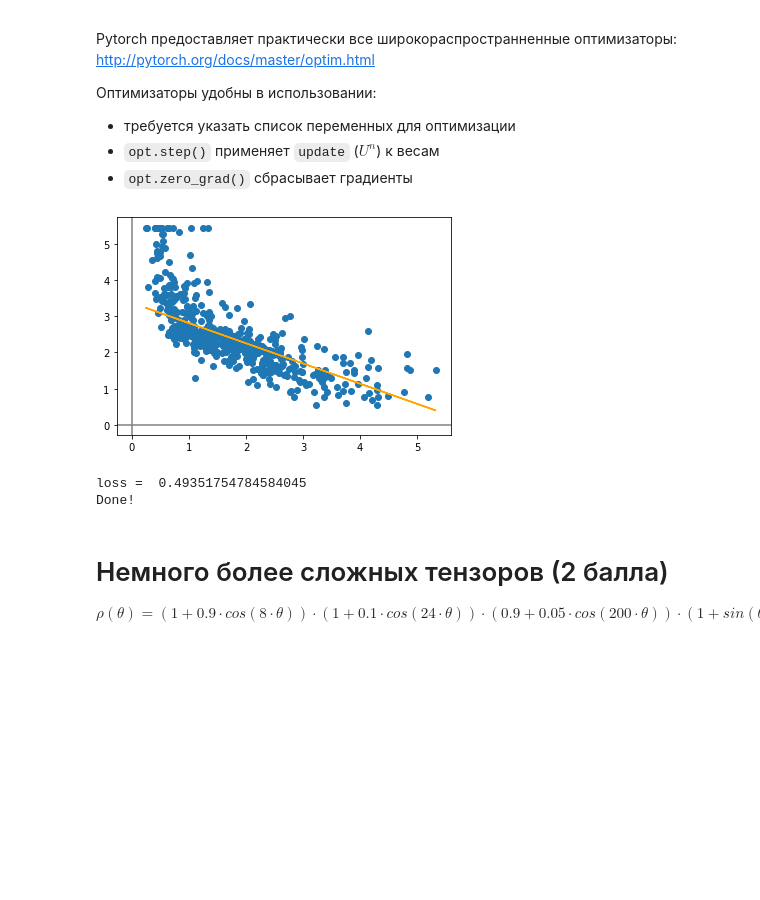
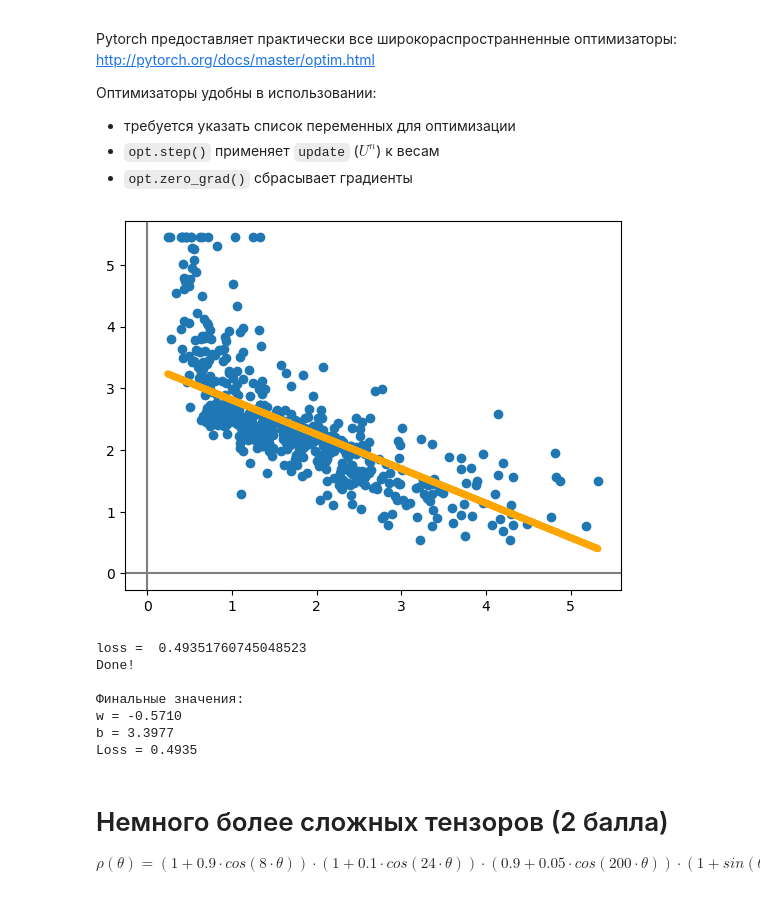
Before and after one commit to vada4367/ML, a Jupyter notebook: task7/task_nn.ipynb, the cells around one changed output. Cells and saved outputs as stored; diff of their text form; code cells hidden in the pictures; blank space fills up the shorter version.

```diff
--- a/task7/task_nn.ipynb
+++ b/task7/task_nn.ipynb
@@ -218,9 +218,16 @@ False
 # %%
 %matplotlib inline
 import matplotlib.pyplot as plt
-from sklearn.datasets import load_boston
+import torch
+import pandas as pd
+import numpy as np
 
-x, y = load_boston(return_X_y=True)
+data_url = "http://lib.stat.cmu.edu/datasets/boston"
+raw_df = pd.read_csv(data_url, sep="\s+", skiprows=22, header=None)
+data = np.hstack([raw_df.values[::2, :], raw_df.values[1::2, :2]])
+target = raw_df.values[1::2, 2]
+
+x, y = data, target
 
 #select one column for simplicity.
 x = x[:, -1] / x[:, -1].std()
@@ -319,45 +330,69 @@ http://pytorch.org/docs/master/optim.html
 - `opt.zero_grad()` сбрасывает градиенты
 # %%
 # get data
-x, y = load_boston(return_X_y=True)
-x = x[:, -1] / x[:, -1].std()
-y = y / y.std()
+#x, y = load_boston(return_X_y=True)
+#x = x[:, -1] / x[:, -1].std()
+#y = y / y.std()
 
 # data tensors
-x = torch.from_numpy(x).type(torch.float)
-y = torch.from_numpy(y).type(torch.float)
+#x = torch.from_numpy(x).type(torch.float)
+#y = torch.from_numpy(y).type(torch.float)
 
 # model tensors
 w = torch.zeros(1, requires_grad=True)
 b = torch.zeros(1, requires_grad=True)
 
 # define optimizer
 opt = torch.optim.RMSprop([w, b], lr=0.1)
 
 for i in range(100):
     # посчитайте ошибку
 
     # backprop and gradient descent но теперь не руками а с помощью оптимизатора и функци описанных выше
 
+    # 1. Вычисляем предсказание
+    y_pred = w * x + b
+
+    # 2. Вычисляем ошибку (MSE)
+    loss = torch.mean((y_pred - y) ** 2)
+
+    # 3. Backpropagation
+    loss.backward()
+
+    # 4. Оптимизация (шаг градиентного спуска)
+    opt.step()
+
+    # 5. Обнуляем градиенты
+    opt.zero_grad()
 
     #the rest of code is just bells and whistles
-    if (i + 1) % 5 == 0:
+    if (i + 1) % 10 == 0:
         #draw linear regression prediction vs data
         clear_output(True)
         plt.axhline(0, color='gray')
         plt.axvline(0, color='gray')
         plt.scatter(x.numpy(), y.numpy())
-        plt.plot(x.numpy(), y_pred.data.numpy(), color='orange')
+        plt.plot(x.numpy(), y_pred.data.numpy(), color='orange', linewidth=5)
         plt.show()
 
         print("loss = ", loss.item())
         if loss.item() < 0.5:
             print("Done!")
             break
+
+print(f"\nФинальные значения:")
+print(f"w = {w.item():.4f}")
+print(f"b = {b.item():.4f}")
+print(f"Loss = {loss.item():.4f}")
 # %% [output]
-[figure, old version]
+[figure, new version]
-loss =  0.49351754784584045
+loss =  0.49351760745048523
 Done!
+
+Финальные значения:
+w = -0.5710
+b = 3.3977
+Loss = 0.4935
 # %% [markdown]
 # Немного более сложных тензоров (2 балла)
 
```
Also changed, not shown: parts of 15 cells of this notebook, 10 other files.
